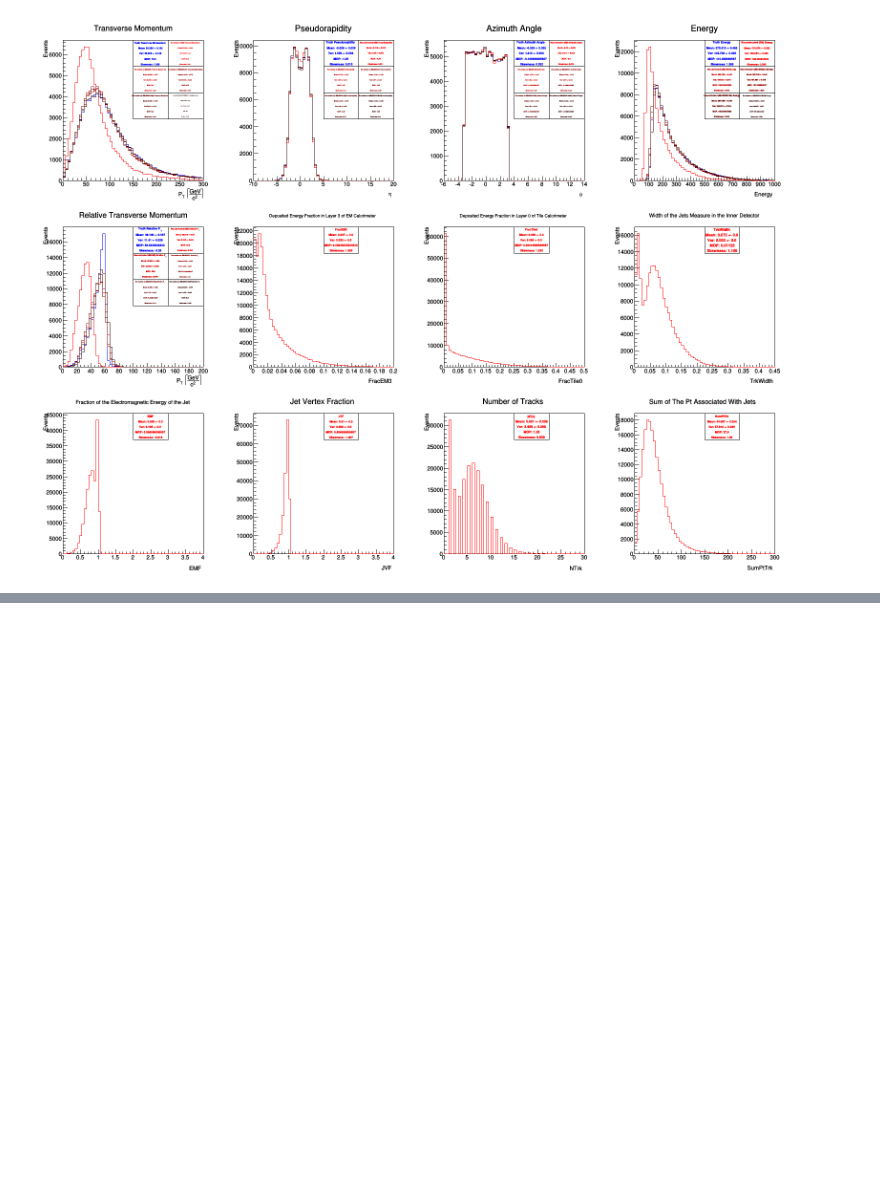
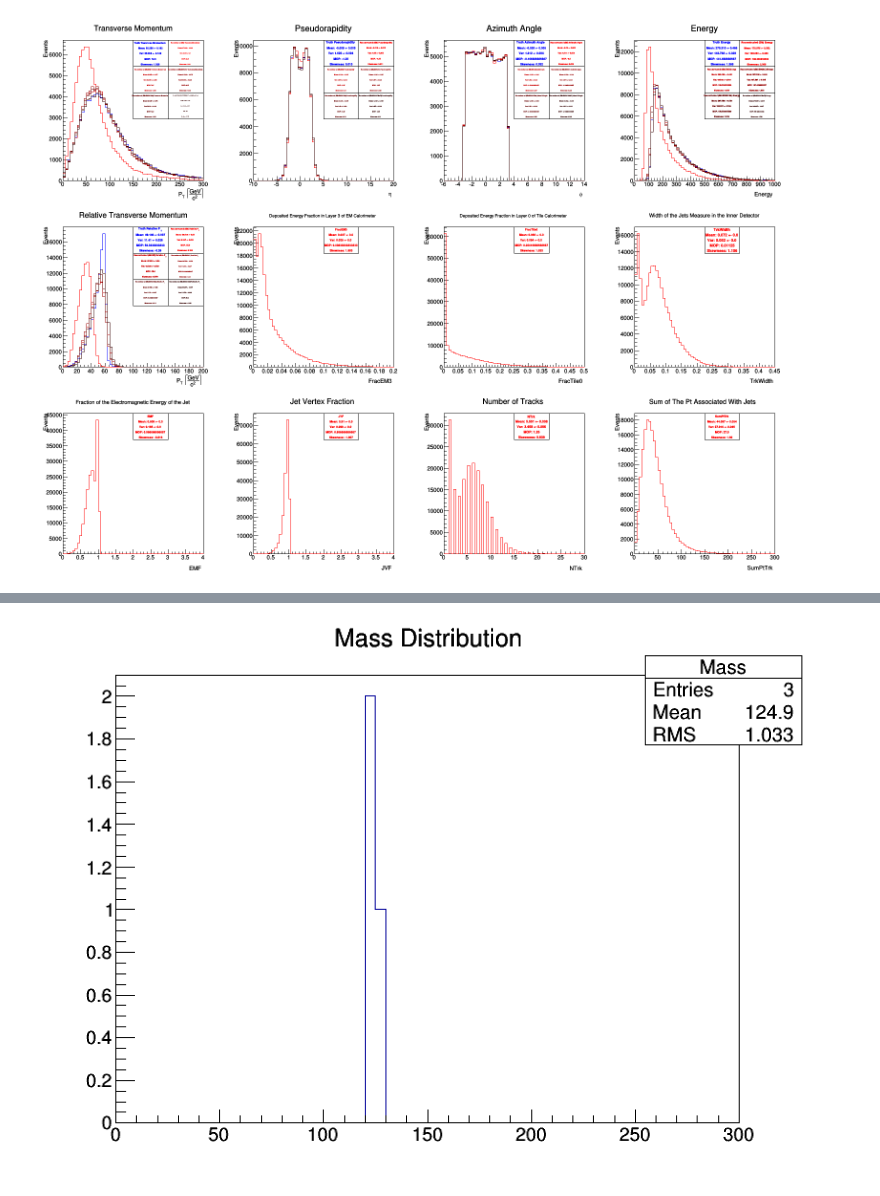
Before and after one commit to micaelverissimo/PtRelAnalysis, a Jupyter notebook: Tutorial.ipynb, the cells around one changed output, grey strips where cells are left out. Drawn from its saved outputs; the diff is of its cells as text; code cells hidden in the pictures; blank space fills up the shorter version.

Commit message:
Issues with histograms mass have been corrected

```diff
--- a/Tutorial.ipynb
+++ b/Tutorial.ipynb
@@ -1303,9 +1303,9 @@ for process in processes.split(","):
 
             Mass = dijet_LV.M()
 
-            #print "Mass", Mass
-            Mass_h[0].Fill(Mass)
-            Mass_h[0].Draw()
-            c.Print(output+"/"+"Mass_"+process)
-            c
+            print "Mass", Mass_h
+            #Mass_h[0].Fill(Mass)
+            #Mass_h[0].Draw()
+            #c.Print(output+"/"+"Mass_"+process)
+            #c
 # %% [output]
@@ -1312,0 +1329,49 @@ AttributeError: 'PyROOT_NoneType' object has no attribute 'Fill'
+# %%
+import ROOT
+from functions import HistogramFunctions,AuxiliarFunctions,FigureFunctions,FitFunctions,rootnotes
+
+data = "/home/isabella/Workspace/Adrian2015/Public/WH/output/local/readPaul_1_0_J1Pt45+2BTag+TruthGENWZ+Clean_1_perevent+perjet/lvbb125.root"
+treeName = "perevent"
+file = ROOT.TFile(data,"READ")
+tree = file.Get(treeName)
+#nrEvents = tree.GetEntries()
+nrEvents = 2
+
+c = rootnotes.canvas("c", (800, 600))
+h = ROOT.TH1F("Mass","Mass Distribution",60,0,300)
+
+Corrections = ["GENWZ"]
+
+for (j,Correction) in enumerate(Corrections):
+
+    for (i,entry) in enumerate(tree):
+        if nrEvents>0:
+            if i>nrEvents:
+                break
+
+        j1_LV = ROOT.TLorentzVector()
+        j2_LV = ROOT.TLorentzVector()
+
+
+        E1 = getattr(entry,"j1_"+Correction+"_E")
+        Eta1 = getattr(entry,"j1_"+Correction+"_Eta")
+        Phi1 = getattr(entry,"j1_"+Correction+"_Phi")
+        Pt1 = getattr(entry,"j1_"+Correction+"_Pt")
+
+        E2 = getattr(entry,"j2_"+Correction+"_E")
+        Eta2 = getattr(entry,"j2_"+Correction+"_Eta")
+        Phi2 = getattr(entry,"j2_"+Correction+"_Phi")
+        Pt2 = getattr(entry,"j2_"+Correction+"_Pt")
+
+        j1_LV.SetPtEtaPhiE(Pt1,Eta1,Phi1,E1)
+        j2_LV.SetPtEtaPhiE(Pt2,Eta2,Phi2,E2)
+
+        dijet_LV = j1_LV + j2_LV
+
+        Mass = dijet_LV.M()
+        h.Fill(Mass)
+        h.Draw()
+
+c
+# %% [output]
+[figure, added]
```
Also changed, not shown: parts of 4 cells of this notebook.
